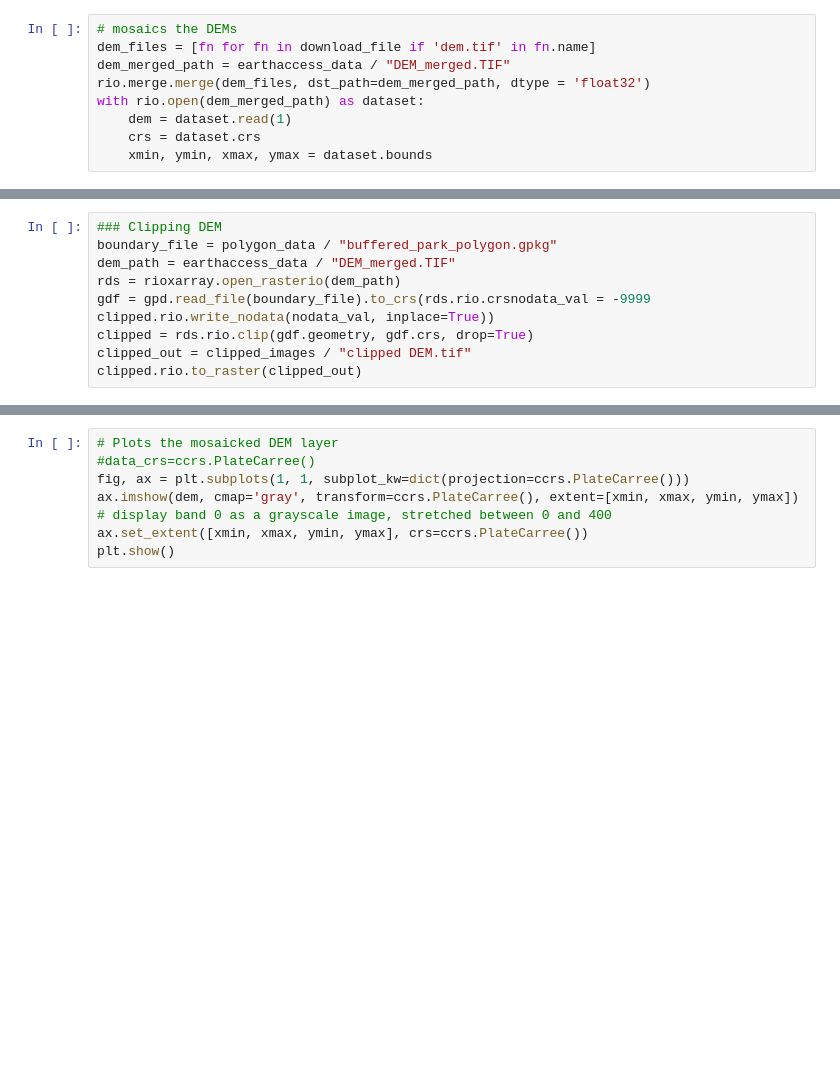
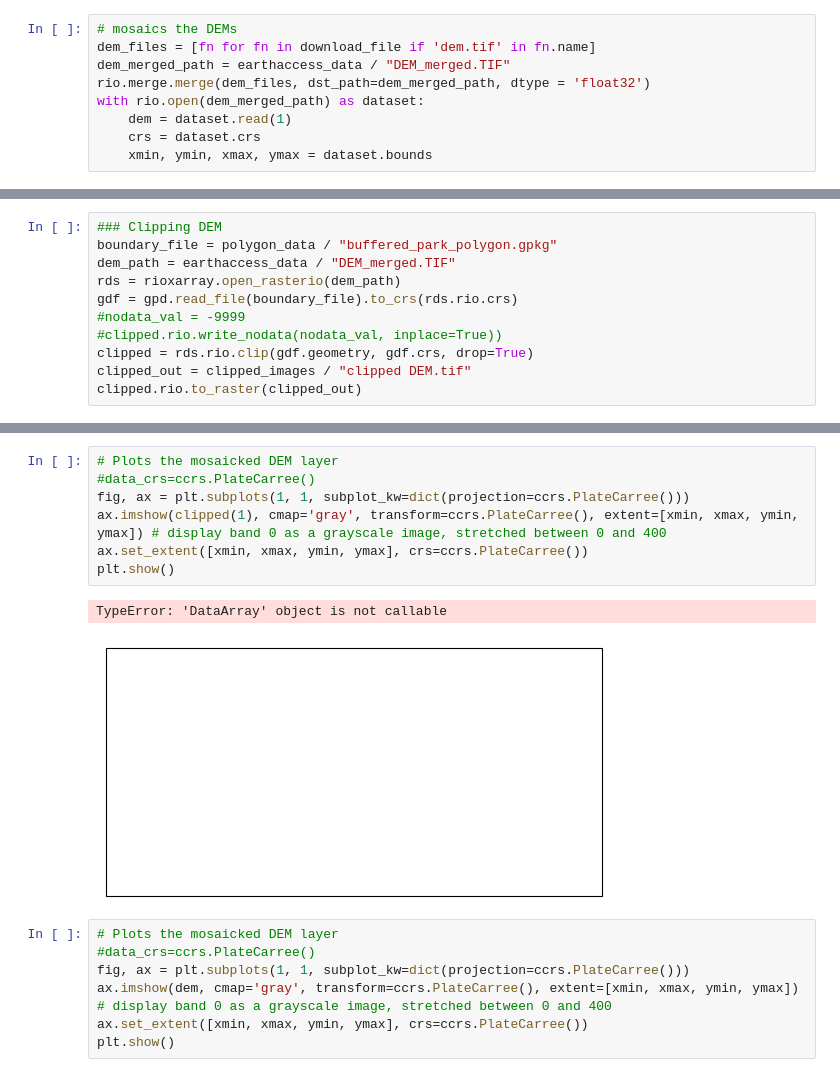
Before and after one commit to jjmcloughlin05/EGM722-Assessment, a Jupyter notebook: Assignment-II.ipynb, the cells around one changed output, grey strips where cells are left out. Drawn from its saved outputs; the diff is of its cells as text; blank space fills up the shorter version.

```diff
--- a/Assignment-II.ipynb
+++ b/Assignment-II.ipynb
@@ -296,8 +274,9 @@ with rio.open(dem_merged_path) as dataset:
 boundary_file = polygon_data / "buffered_park_polygon.gpkg"
 dem_path = earthaccess_data / "DEM_merged.TIF"
 rds = rioxarray.open_rasterio(dem_path)
-gdf = gpd.read_file(boundary_file).to_crs(rds.rio.crsnodata_val = -9999
-clipped.rio.write_nodata(nodata_val, inplace=True))
+gdf = gpd.read_file(boundary_file).to_crs(rds.rio.crs)
+#nodata_val = -9999
+#clipped.rio.write_nodata(nodata_val, inplace=True))
 clipped = rds.rio.clip(gdf.geometry, gdf.crs, drop=True)
 clipped_out = clipped_images / "clipped DEM.tif"
 clipped.rio.to_raster(clipped_out)
@@ -304,3 +311,13 @@ clipped.rio.to_raster(clipped_out)
+# %%
+# Plots the mosaicked DEM layer
+#data_crs=ccrs.PlateCarree()
+fig, ax = plt.subplots(1, 1, subplot_kw=dict(projection=ccrs.PlateCarree()))
+ax.imshow(clipped(1), cmap='gray', transform=ccrs.PlateCarree(), extent=[xmin, xmax, ymin, ymax]) # display band 0 as a grayscale image, stretched between 0 and 400
+ax.set_extent([xmin, xmax, ymin, ymax], crs=ccrs.PlateCarree())
+plt.show()
+# %% [output]
+TypeError: 'DataArray' object is not callable
+[figure, added]
 # %%
 # Plots the mosaicked DEM layer
 #data_crs=ccrs.PlateCarree()
```
Also changed, not shown: parts of 13 cells of this notebook.
